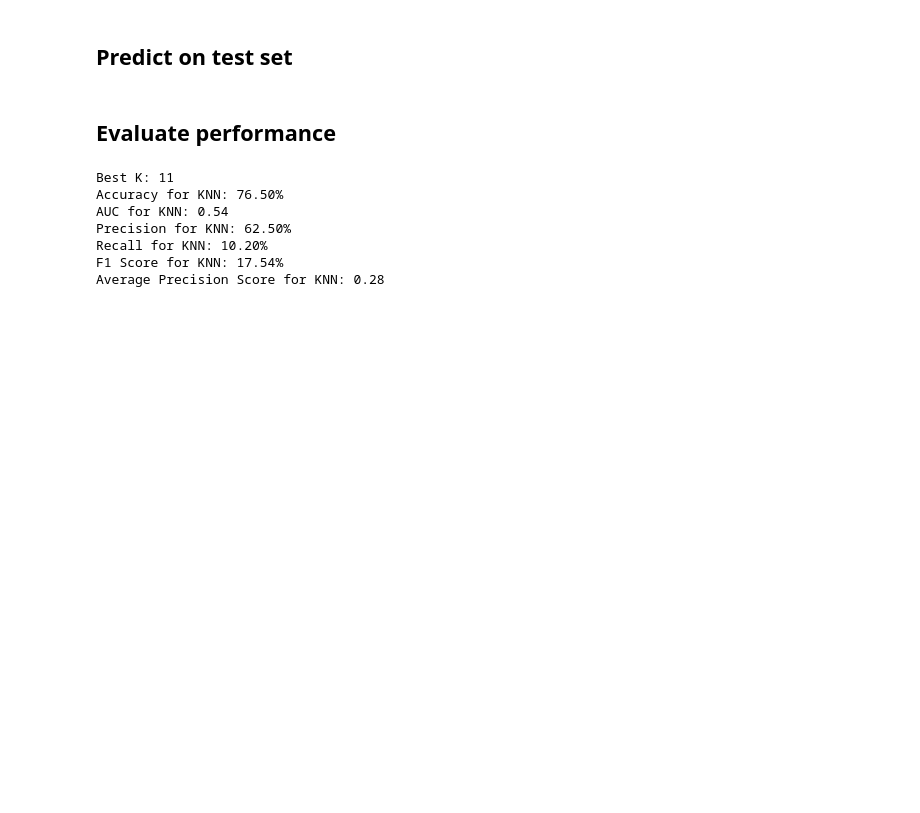
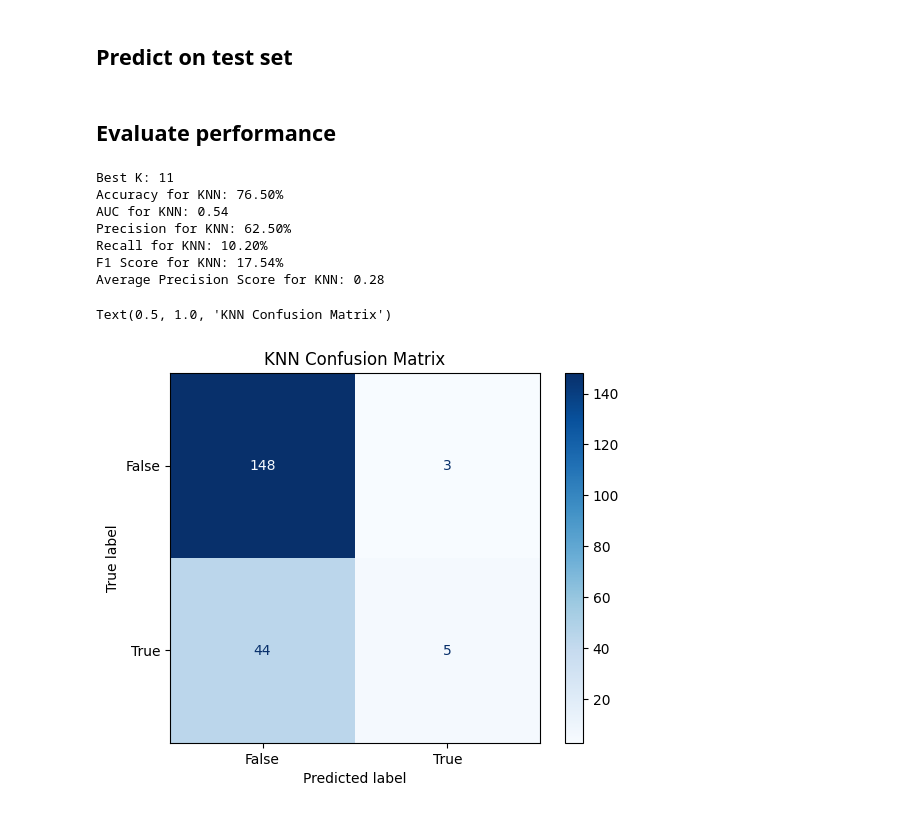
Before and after one commit to jackie-niu/DS9000-Project, a Jupyter notebook: archive/Project_KNN.ipynb, the cells around one changed output. Cells and saved outputs as stored; diff of their text form; code cells hidden in the pictures; blank space fills up the shorter version.

Commit message:
Add metrics comparison histogram in leaderboard, and confusion metrics in KNN

```diff
--- a/archive/Project_KNN.ipynb
+++ b/archive/Project_KNN.ipynb
@@ -362,3 +362,13 @@ Precision for KNN: 62.50%
 Recall for KNN: 10.20%
 F1 Score for KNN: 17.54%
 Average Precision Score for KNN: 0.28
+# %%
+import matplotlib.pyplot as plt
+from sklearn.metrics import ConfusionMatrixDisplay
+cm = confusion_matrix(y_test, y_test_pred)
+disp = ConfusionMatrixDisplay(confusion_matrix=cm, display_labels=final_knn.classes_)
+disp.plot(cmap=plt.cm.Blues)
+plt.title('KNN Confusion Matrix')
+# %% [output]
+Text(0.5, 1.0, 'KNN Confusion Matrix')
+[figure, added]
```
Also changed, not shown: parts of 1 cell of this notebook, 4 other files.
